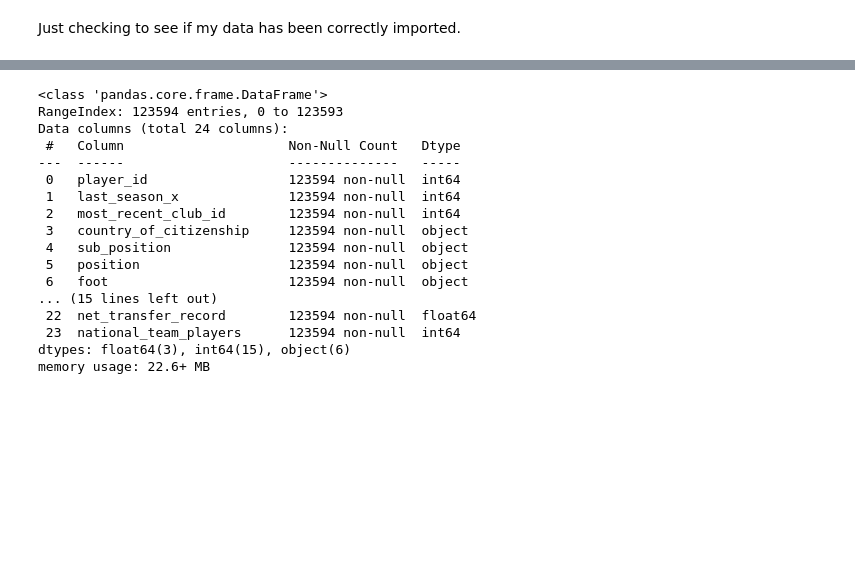
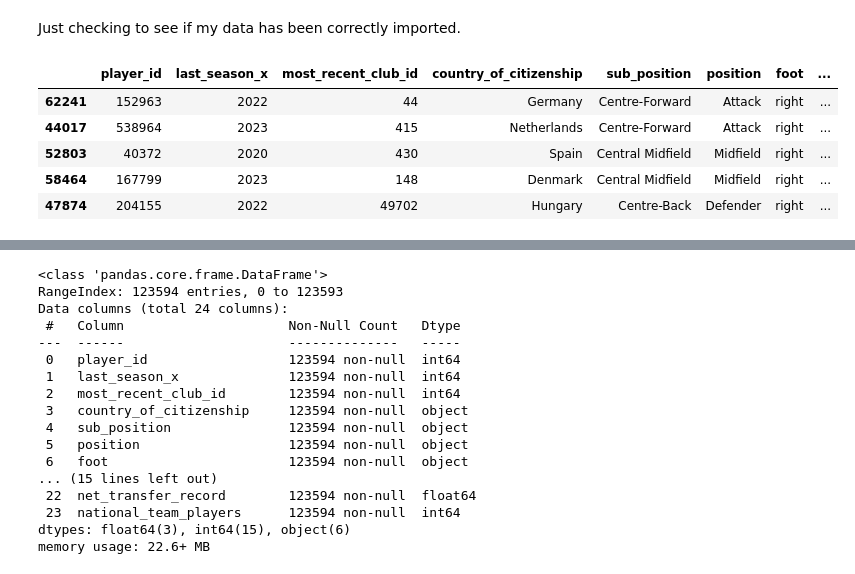
Before and after one commit to MohamedFarah12/The-Potential-Of-Football-Transfer-Valuations---Capstone-Project, a Jupyter notebook: notebooks/03-pre-processing.ipynb, the cells around one changed output, grey strips where cells are left out. Cells and saved outputs as stored; diff of their text form; code cells hidden in the pictures; blank space fills up the shorter version.

```diff
--- a/notebooks/03-pre-processing.ipynb
+++ b/notebooks/03-pre-processing.ipynb
@@ -13,4 +14,14 @@ import numpy as np
 # %% [markdown]
 Just checking to see if my data has been correctly imported.
 # %%
+#load in dataset
 df=pd.read_csv("data1/my_dataset.csv")
+#look at sample
+df.sample(5)
+# %% [output]
+|  | player_id | last_season_x | most_recent_club_id | country_of_citizenship | sub_position | position | foot | ... |
+| 62241 | 152963 | 2022 | 44 | Germany | Centre-Forward | Attack | right | ... |
+| 44017 | 538964 | 2023 | 415 | Netherlands | Centre-Forward | Attack | right | ... |
+| 52803 | 40372 | 2020 | 430 | Spain | Central Midfield | Midfield | right | ... |
+| 58464 | 167799 | 2023 | 148 | Denmark | Central Midfield | Midfield | right | ... |
+| 47874 | 204155 | 2022 | 49702 | Hungary | Centre-Back | Defender | right | ... |
```
Also changed, not shown: parts of 3 cells of this notebook, 4 other files.
